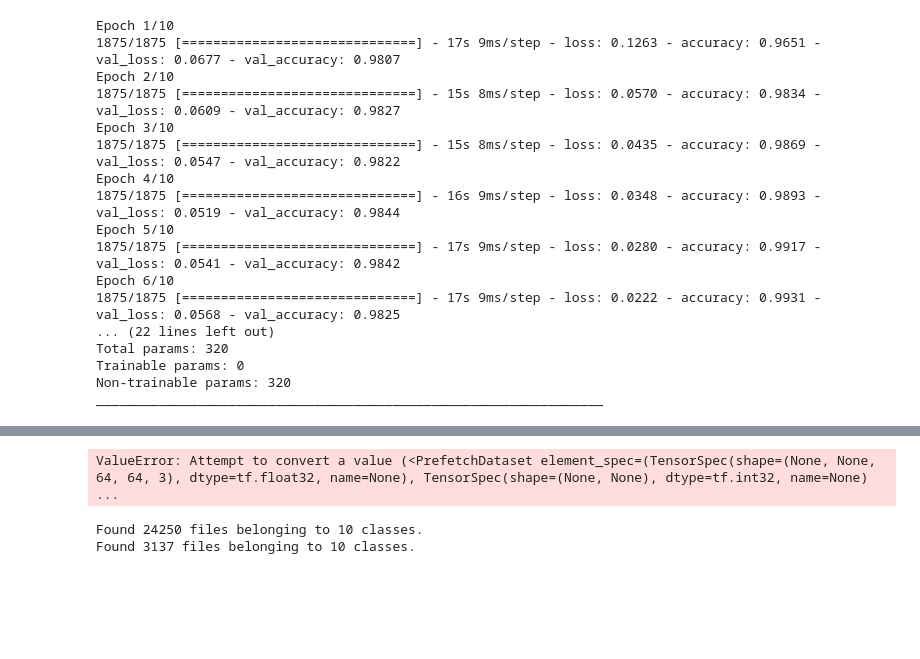
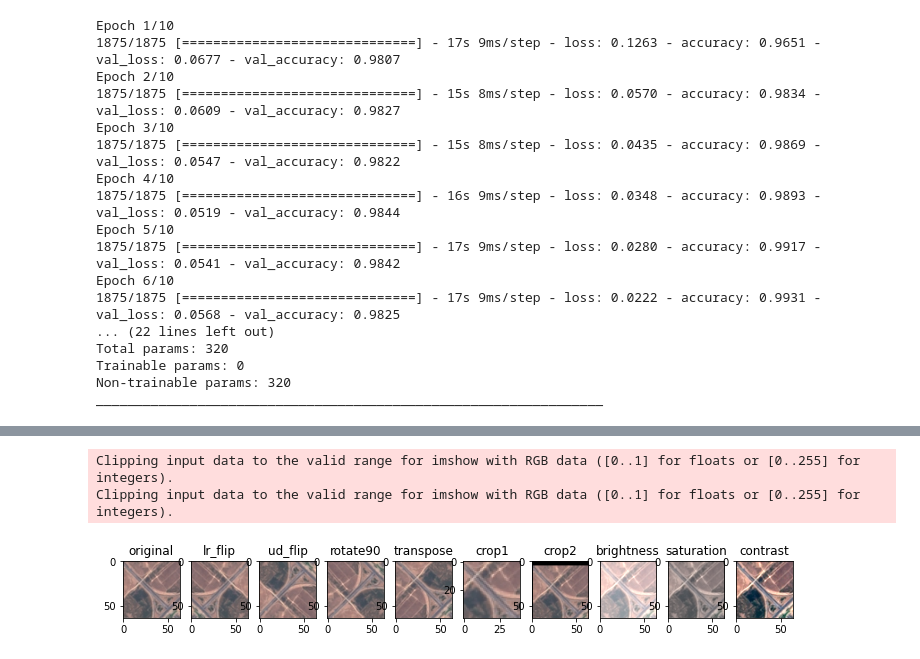
Before and after one commit to limit9895/Study, a Jupyter notebook: Tensorflow_study.ipynb, the cells around one changed output, grey strips where cells are left out. Drawn from its saved outputs; the diff is of its cells as text; code cells hidden in the pictures; blank space fills up the shorter version.

```diff
--- a/Tensorflow_study.ipynb
+++ b/Tensorflow_study.ipynb
@@ -2370,23 +2390,33 @@ ValueError: in user code:
-# %%
-tf.shape(tf.squeeze(train_data))
-# %% [output]
-ValueError: Attempt to convert a value (<PrefetchDataset element_spec=(TensorSpec(shape=(None, None, 64, 64, 3), dtype=tf.float32, name=None), TensorSpec(shape=(None, None), dtype=tf.int32, name=None) ...
-# %%
-data_dir = 'dataset'
-BATCH_SIZE = 32
-IMG_SIZE = (64,64)
-
-train_ds = tf.keras.preprocessing.image_dataset_from_directory(
-    os.path.join(data_dir, 'train'),
-    shuffle=True),
-    #batch_size=BATCH_SIZE,
-    #image_size=IMG_SIZE)
-
-valid_ds = tf.keras.preprocessing.image_dataset_from_directory(
-    os.path.join(data_dir, 'validation'),
-    shuffle=False,
-    batch_size=BATCH_SIZE,
-    image_size=IMG_SIZE)
-# %% [output]
-Found 24250 files belonging to 10 classes.
-Found 3137 files belonging to 10 classes.
+# %%
+#데이터 증강 전후를 비교하는 시각화 함수를 정의
+def plot_augmentation(original, lr_flip, ud_flip, rotate90, transpose, crop1, crop2, brightness, saturation, contrast):
+    fig, axes = plt.subplots(1,10,figsize=(12,4))
+    list1 = [original, lr_flip, ud_flip, rotate90, transpose, crop1, crop2, brightness, saturation, contrast]
+    list2 = ['original', 'lr_flip', 'ud_flip', 'rotate90', 'transpose', 'crop1', 'crop2', 'brightness', 'saturation', 'contrast']
+
+    for i in range(10):
+        axes[i].imshow(list1[i])
+        axes[i].set_title(list2[i])
+
+    plt.show()
+
+
+image_batch, label_batch = next(iter(train_data.take(1)))
+
+image = image_batch[0]
+lr_flip = tf.image.flip_left_right(image) #좌우 뒤집기
+ud_flip = tf.image.flip_up_down(image) #상하 뒤집기
+rotate90 = tf.image.rot90(image) #90도 회전
+transpose = tf.image.transpose(image) #x,y축 변경
+crop1 = tf.image.central_crop(image, central_fraction=0.6) #이미지의 중심에서 일정부분을 잘라냄
+img = tf.image.resize_with_crop_or_pad(image, 64+20, 64+20) #사이즈 키우고
+crop2 = tf.image.random_crop(img, size=[64,64,3]) #이미지를 상하 좌우 랜덤하게 이동
+brightness = tf.image.adjust_brightness(image, delta = 0.3) #이미지 밝기 조정
+saturation = tf.image.adjust_saturation(image, saturation_factor=0.5) #이미지 채도 조정
+contrast = tf.image.adjust_contrast(image, contrast_factor=2) #이미지 대비
+
+plot_augmentation(image, lr_flip, ud_flip, rotate90, transpose, crop1, crop2, brightness, saturation, contrast)
+# %% [output]
+Clipping input data to the valid range for imshow with RGB data ([0..1] for floats or [0..255] for integers).
+Clipping input data to the valid range for imshow with RGB data ([0..1] for floats or [0..255] for integers).
+[figure, added]
```
Also changed, not shown: parts of 5 cells of this notebook, 1 other file.
